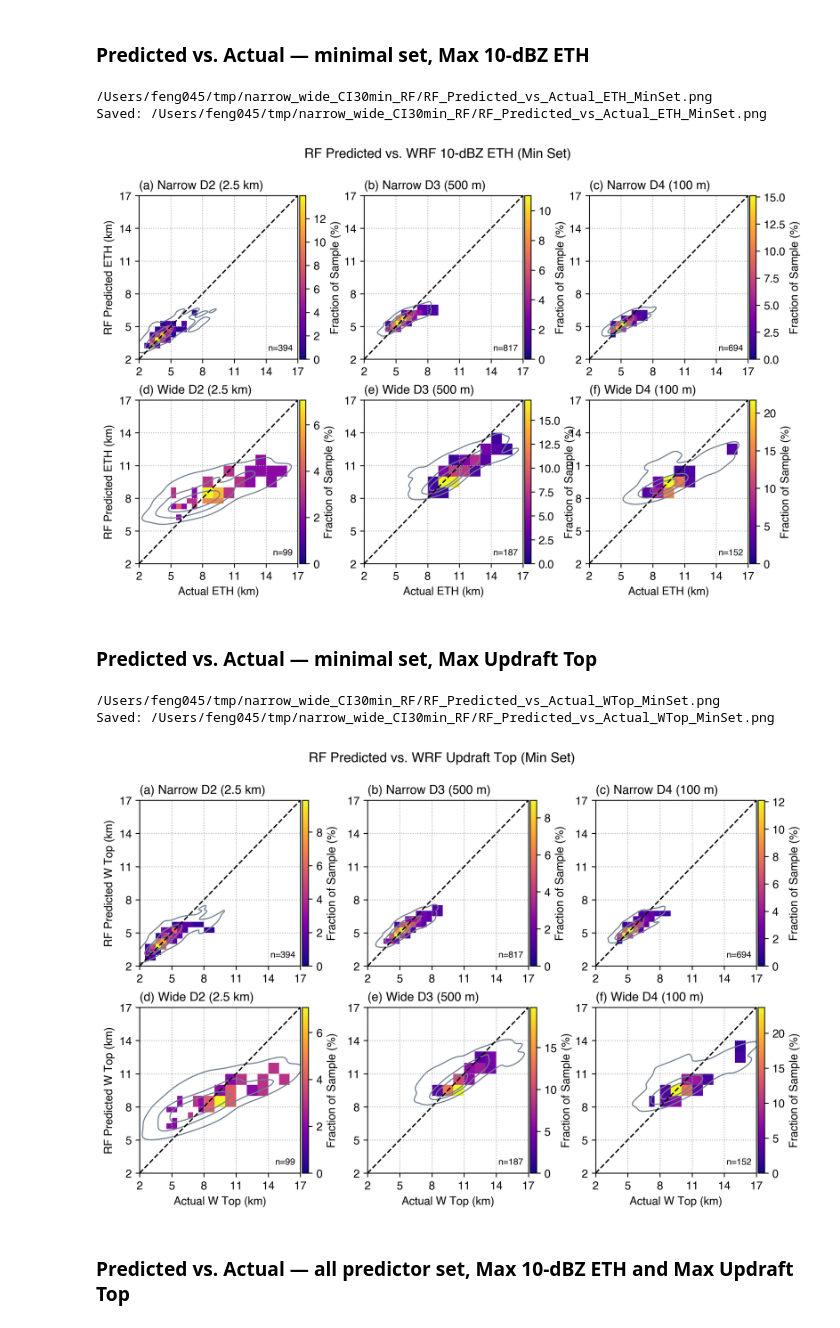
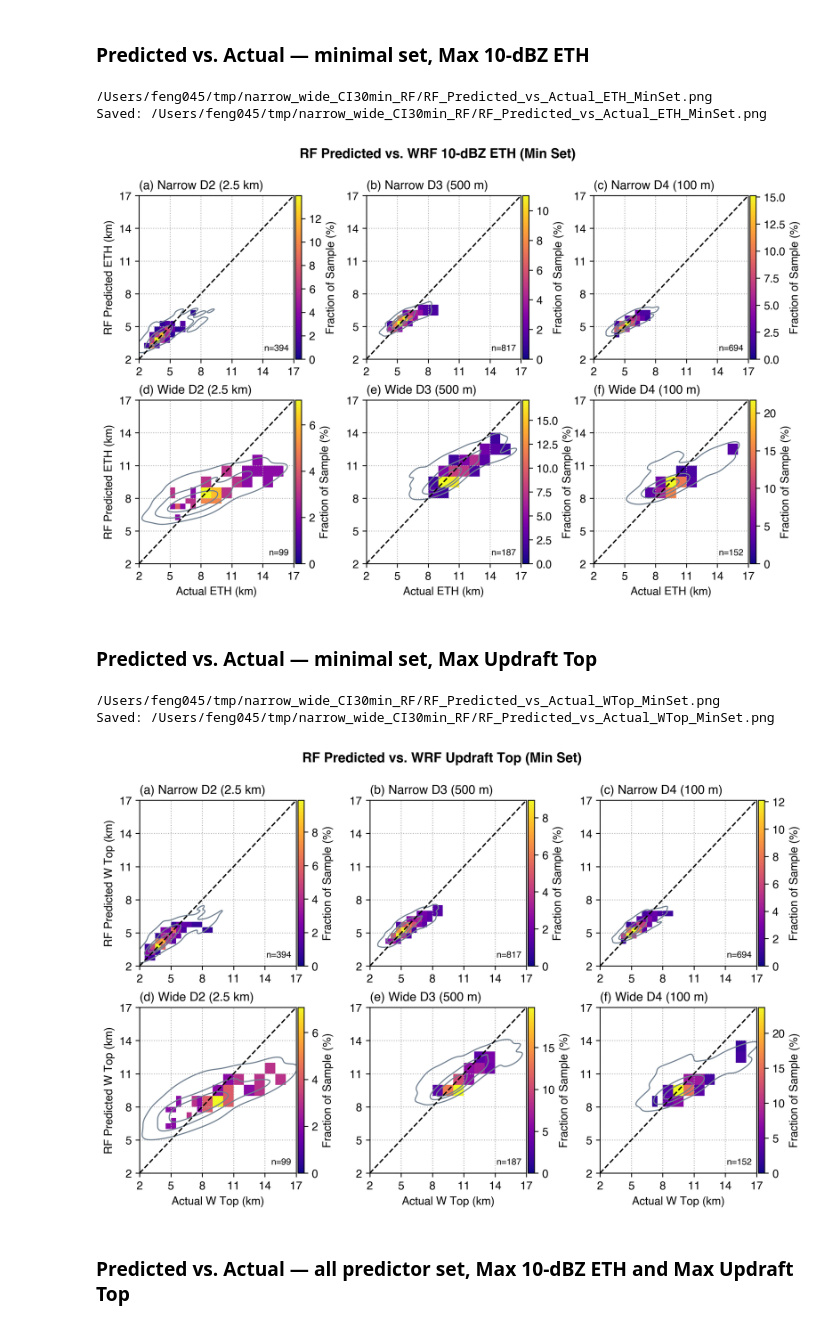
Before and after one commit to ICLASS-SFA/lasso_cellgrowth, a Jupyter notebook: notebooks/plot_track_correlations_lasso_by_celldiam_avg_env_RF.ipynb, the cells around one changed output. Saved outputs shown, nothing was run; the diff lists cells and outputs as text; code cells hidden in the pictures.

```diff
--- a/notebooks/plot_track_correlations_lasso_by_celldiam_avg_env_RF.ipynb
+++ b/notebooks/plot_track_correlations_lasso_by_celldiam_avg_env_RF.ipynb
@@ -1482,8 +1473,8 @@ r2_insample_data = [
     [r2in_wide_all_wtop_d2, r2in_wide_all_wtop_d3, r2in_wide_all_wtop_d4]],
 ]
 titles = [
-    ['(a) Narrow Cell Max 10-dBZ ETH', '(b) Wide Cell Max 10-dBZ ETH'],
-    ['(c) Narrow Cell Max Updraft Top', '(d) Wide Cell Max Updraft Top'],
+    ['(a) Narrow Cell Max 10-dBZ ETH (RF)', '(b) Wide Cell Max 10-dBZ ETH (RF)'],
+    ['(c) Narrow Cell Max Updraft Top (RF)', '(d) Wide Cell Max Updraft Top (RF)'],
 ]
 figname = f"{figdir}RF_MDI_Importance_AllSet.png"
 fig = plot_2x2_rf_importance(2, 2, importance_data, r2_oob_data, titles, predictors_all,
@@ -2005,7 +1996,7 @@ def mxn_heatmap(nrow, ncol, x_arr, y_arr, bins_hist=None, bin_range=None,
             ax.text(0.97, 0.04, f'n={n_sample}', transform=ax.transAxes,
                     ha='right', va='bottom', fontsize=fontsize * 0.8, color='k')
 
-    if suptitle is not None: fig.suptitle(suptitle)
+    if suptitle is not None: fig.suptitle(suptitle, weight='bold')
     if figname is not None:
         fig.savefig(figname, dpi=dpi, bbox_inches='tight', facecolor='w')
         print(f'Saved: {figname}')
@@ -2036,43 +2027,35 @@ cmaps_eth  = [['plasma'] * ncol] * nrow
 cbar_labels = [
     ['Fraction of Sample (%)'] * ncol,
     ['Fraction of Sample (%)'] * ncol,
 ]
 kde_levels  = [[4] * ncol] * nrow
 kde_colors  = [['slategrey'] * ncol] * nrow
 
-# xlabels = [
-#     ['Actual ETH (km)', 'Actual ETH (km)', 'Actual ETH (km)'],
-#     ['Actual ETH (km)', 'Actual ETH (km)', 'Actual ETH (km)'],
-# ]
-# ylabels = [
-#     ['RF Predicted ETH (km)', '', ''],
-#     ['RF Predicted ETH (km)', '', ''],
-# ]
 xlabels = [['']*ncol, ['Actual ETH (km)']*ncol]
 ylabels = [['RF Predicted ETH (km)', '', '']]*nrow
 titles = [
     ['(a) Narrow D2 (2.5 km)', '(b) Narrow D3 (500 m)', '(c) Narrow D4 (100 m)'],
     ['(d) Wide D2 (2.5 km)',   '(e) Wide D3 (500 m)',   '(f) Wide D4 (100 m)'],
 ]
 
 suptitle = 'RF Predicted vs. WRF 10-dBZ ETH (Min Set)'
 figname = f"{figdir}RF_Predicted_vs_Actual_ETH_MinSet.png"
 print(figname)
 fig = mxn_heatmap(
     nrow, ncol, x_arr_eth_minset, y_arr_eth_minset,
     bins_hist=bins_hist, bin_range=bin_range,
     cmaps=cmaps_eth, cbar_labels=cbar_labels,
     kde_levels=kde_levels, kde_colors=kde_colors,
     xticks=xticks_eth, yticks=yticks_eth,
     xlims=xlims, ylims=ylims,
     xlabels=xlabels, ylabels=ylabels, titles=titles, suptitle=suptitle,
-    wspace=0.35, hspace=0.25, fontsize=10, figsize=(10, 6), dpi=300,
+    wspace=0.4, hspace=0.25, fontsize=10, figsize=(10, 6), dpi=300,
     figname=figname,
 )
 # %% [output]
 /Users/feng045/tmp/narrow_wide_CI30min_RF/RF_Predicted_vs_Actual_ETH_MinSet.png
 Saved: /Users/feng045/tmp/narrow_wide_CI30min_RF/RF_Predicted_vs_Actual_ETH_MinSet.png
-[figure, old version]
+[figure, new version]
 # %% [markdown]
 ### Predicted vs. Actual — minimal set, Max Updraft Top
 # %%
@@ -2085,14 +2068,6 @@ y_arr_wtop_minset = [
     [yp_wide_minset_wtop_d2,   yp_wide_minset_wtop_d3,   yp_wide_minset_wtop_d4],
 ]
 
-# xlabels_wtop = [
-#     ['Actual W Top (km)', 'Actual W Top (km)', 'Actual W Top (km)'],
-#     ['Actual W Top (km)', 'Actual W Top (km)', 'Actual W Top (km)'],
-# ]
-# ylabels_wtop = [
-#     ['RF Predicted W Top (km)', '', ''],
-#     ['RF Predicted W Top (km)', '', ''],
-# ]
 xlabels_wtop = [['']*ncol, ['Actual W Top (km)']*ncol]
 ylabels_wtop = [['RF Predicted W Top (km)', '', '']]*nrow
 titles_wtop = [
@@ -2111,13 +2086,13 @@ fig = mxn_heatmap(
     xticks=xticks_eth, yticks=yticks_eth,
     xlims=xlims, ylims=ylims,
     xlabels=xlabels_wtop, ylabels=ylabels_wtop, titles=titles_wtop, suptitle=suptitle,
-    wspace=0.35, hspace=0.25, fontsize=10, figsize=(10, 6), dpi=300,
+    wspace=0.4, hspace=0.25, fontsize=10, figsize=(10, 6), dpi=300,
     figname=figname,
 )
 # %% [output]
 /Users/feng045/tmp/narrow_wide_CI30min_RF/RF_Predicted_vs_Actual_WTop_MinSet.png
 Saved: /Users/feng045/tmp/narrow_wide_CI30min_RF/RF_Predicted_vs_Actual_WTop_MinSet.png
-[figure, old version]
+[figure, new version]
 # %% [markdown]
 ### Predicted vs. Actual — all predictor set, Max 10-dBZ ETH and Max Updraft Top
 # %%
```
Also changed, not shown: parts of 8 cells of this notebook, 6 other files.
